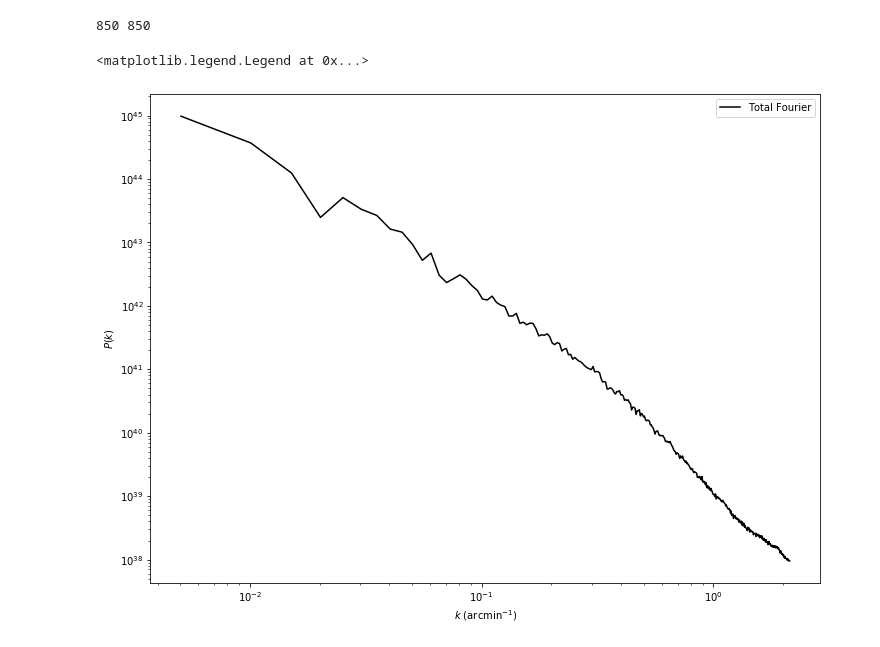
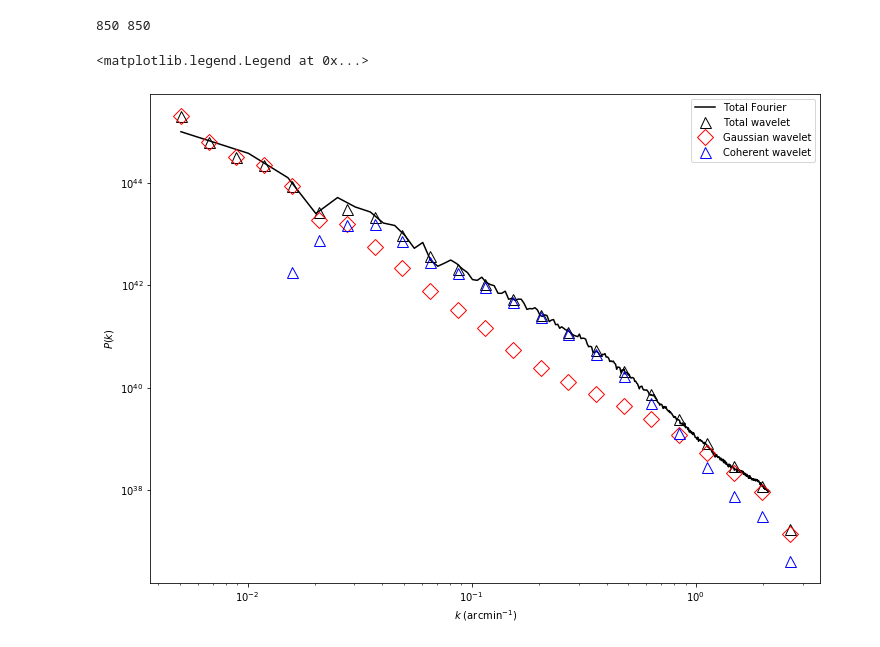
Before and after one commit to jfrob27/M1stage2020, a Jupyter notebook: Polaris_tutorial2.ipynb, the cells around one changed output. Saved outputs shown, nothing was run; the diff lists cells and outputs as text; code cells hidden in the pictures.

```diff
--- a/Polaris_tutorial.ipynb
+++ b/Polaris_tutorial2.ipynb
@@ -177,14 +177,14 @@ wt, S11a, wav_k, S1a, q = fan_trans(im, reso=reso, q=q, qdyn=True, skewl=0.4, ar
 # %%
 plt.figure(figsize(12,9))
 plt.plot(tab_k, spec_k, color='black',label=r'Total Fourier')
-plt.plot(wav_k[:-1], (S1a[0,:]),'S', markersize = 11, markerfacecolor='none', markeredgecolor='black', label='Total wavelet')
-plt.plot(wav_k[:-1], (S1a[2,:]),'D', markersize = 11, markerfacecolor='none', markeredgecolor='red', label='Gaussian wavelet')
-plt.plot(wav_k[:-1], (S1a[1,:]),'^', markersize = 11, markerfacecolor='none', markeredgecolor='blue', label='Coherent wavelet')
+plt.plot(wav_k, (S1a[0,:]),'^', markersize = 11, markerfacecolor='none', markeredgecolor='black', label='Total wavelet')
+plt.plot(wav_k, (S1a[2,:]),'D', markersize = 11, markerfacecolor='none', markeredgecolor='red', label='Gaussian wavelet')
+plt.plot(wav_k, (S1a[1,:]),'^', markersize = 11, markerfacecolor='none', markeredgecolor='blue', label='Coherent wavelet')
 plt.xscale('log')
 plt.yscale('log')
 plt.xlabel(r'$k$ (arcmin$^{-1}$)')
 plt.ylabel(r'$P(k)$')
 plt.legend()
 # %% [output]
 <matplotlib.legend.Legend at 0x...>
-[figure, old version]
+[figure, new version]
```
Also changed, not shown: parts of 1 cell of this notebook.
